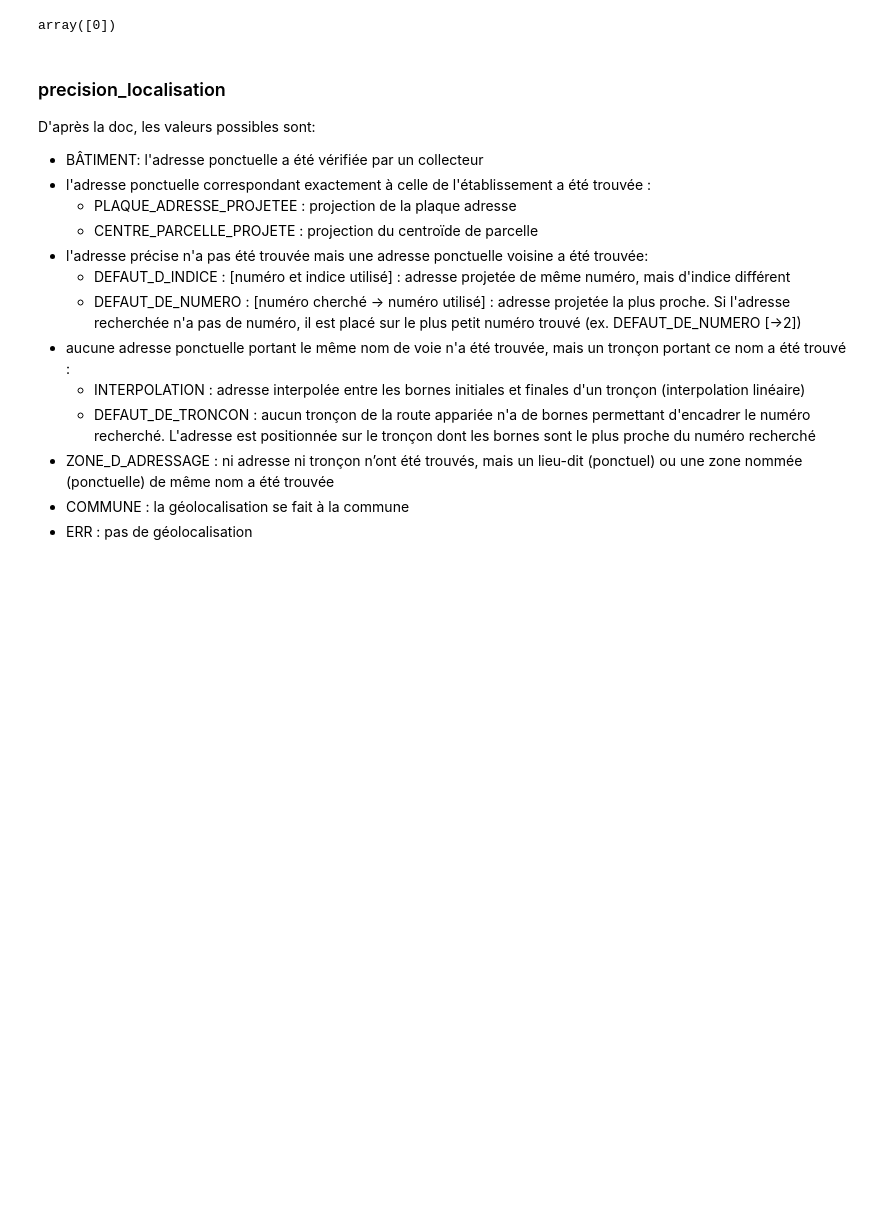
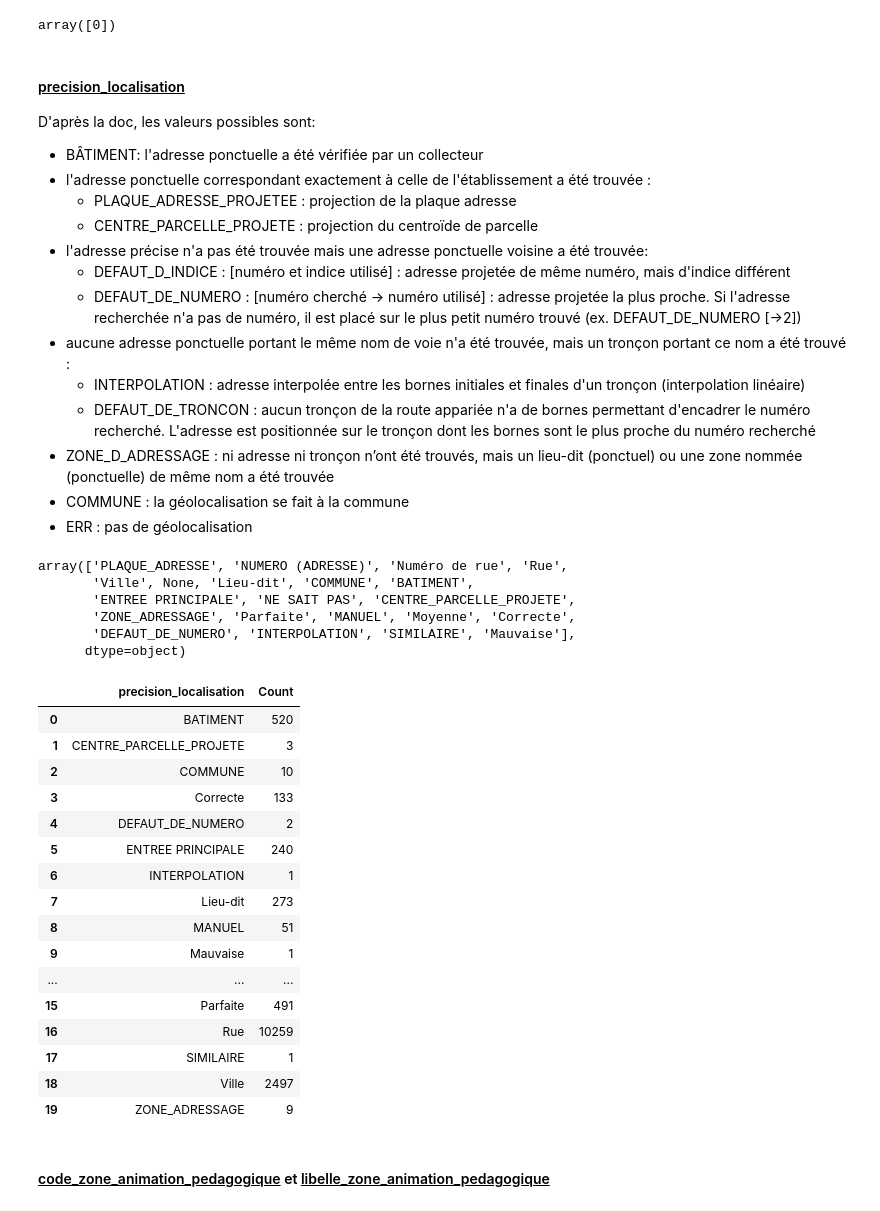
Before and after one commit to 64FC/DFG_Potentiel_Scolaire, a Jupyter notebook: DFG_Potentiel_Scolaire_exploration.ipynb, the cells around one changed output. Drawn from its saved outputs; the diff is of its cells as text; code cells hidden in the pictures; blank space fills up the shorter version.

```diff
--- a/DFG_Potentiel_Scolaire_exploration.ipynb
+++ b/DFG_Potentiel_Scolaire_exploration.ipynb
@@ -1167,7 +1170,7 @@ merged_df[merged_df['_merge'] == 'left_only']['multi_uai'].unique()
 # %% [output]
 array([0])
 # %% [markdown]
-### precision_localisation
+#### <ins>precision_localisation</ins>
 
 D'après la doc, les valeurs possibles sont:
 * BÂTIMENT: l'adresse ponctuelle a été vérifiée par un collecteur
@@ -1183,6 +1186,36 @@ D'après la doc, les valeurs possibles sont:
 * ZONE_D_ADRESSAGE : ni adresse ni tronçon n’ont été trouvés, mais un lieu-dit (ponctuel) ou une zone nommée (ponctuelle) de même nom a été trouvée
 * COMMUNE : la géolocalisation se fait à la commune
 * ERR : pas de géolocalisation
+# %%
+df['precision_localisation'].unique()
+# %% [output]
+array(['PLAQUE_ADRESSE', 'NUMERO (ADRESSE)', 'Numéro de rue', 'Rue',
+       'Ville', None, 'Lieu-dit', 'COMMUNE', 'BATIMENT',
+       'ENTREE PRINCIPALE', 'NE SAIT PAS', 'CENTRE_PARCELLE_PROJETE',
+       'ZONE_ADRESSAGE', 'Parfaite', 'MANUEL', 'Moyenne', 'Correcte',
+       'DEFAUT_DE_NUMERO', 'INTERPOLATION', 'SIMILAIRE', 'Mauvaise'],
+      dtype=object)
+# %%
+# Comptage du nombre de lignes par modalité
+df.groupby('precision_localisation').size().reset_index(name='Count')
+# %% [output]
+|  | precision_localisation | Count |
+| 0 | BATIMENT | 520 |
+| 1 | CENTRE_PARCELLE_PROJETE | 3 |
+| 2 | COMMUNE | 10 |
+| 3 | Correcte | 133 |
+| 4 | DEFAUT_DE_NUMERO | 2 |
+| 5 | ENTREE PRINCIPALE | 240 |
+| 6 | INTERPOLATION | 1 |
+| 7 | Lieu-dit | 273 |
+| 8 | MANUEL | 51 |
+| 9 | Mauvaise | 1 |
+| ... | ... | ... |
+| 15 | Parfaite | 491 |
+| 16 | Rue | 10259 |
+| 17 | SIMILAIRE | 1 |
+| 18 | Ville | 2497 |
+| 19 | ZONE_ADRESSAGE | 9 |
 # %%
 # Colonne precision_localisation : valeurs non conformes à la doc
 # -> peut être utilisée, ou inutile ?
@@ -1194,0 +1223,2 @@ D'après la doc, les valeurs possibles sont:
+# %% [markdown]
+#### <ins>code_zone_animation_pedagogique</ins> et <ins>libelle_zone_animation_pedagogique</ins>
```
Also changed, not shown: parts of 131 cells of this notebook.
